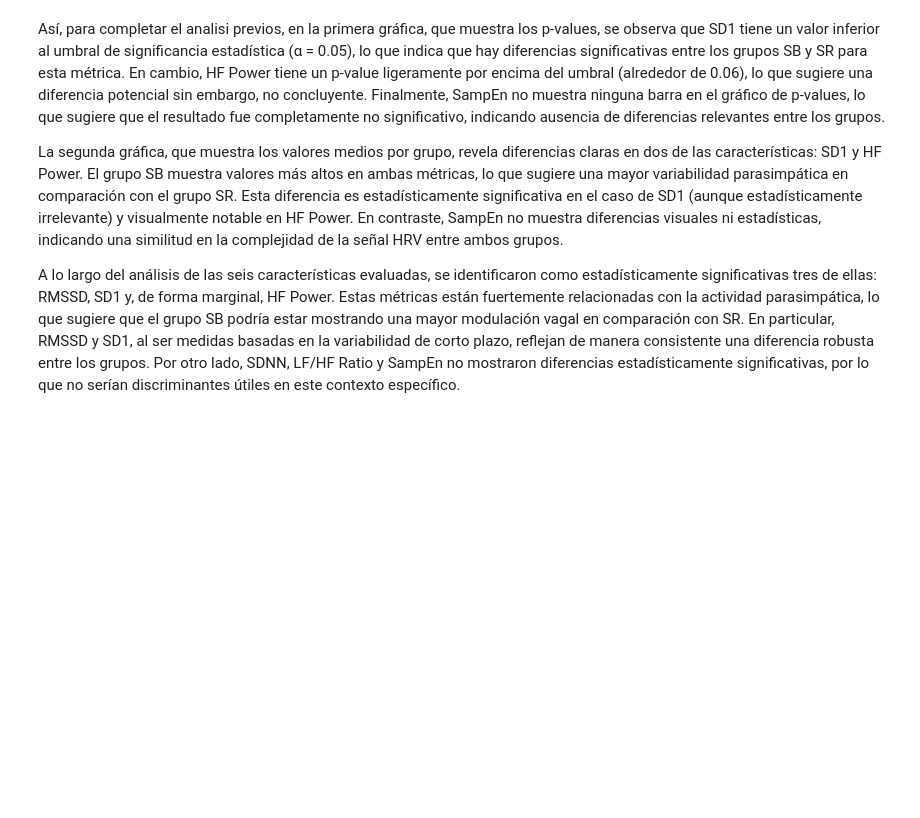
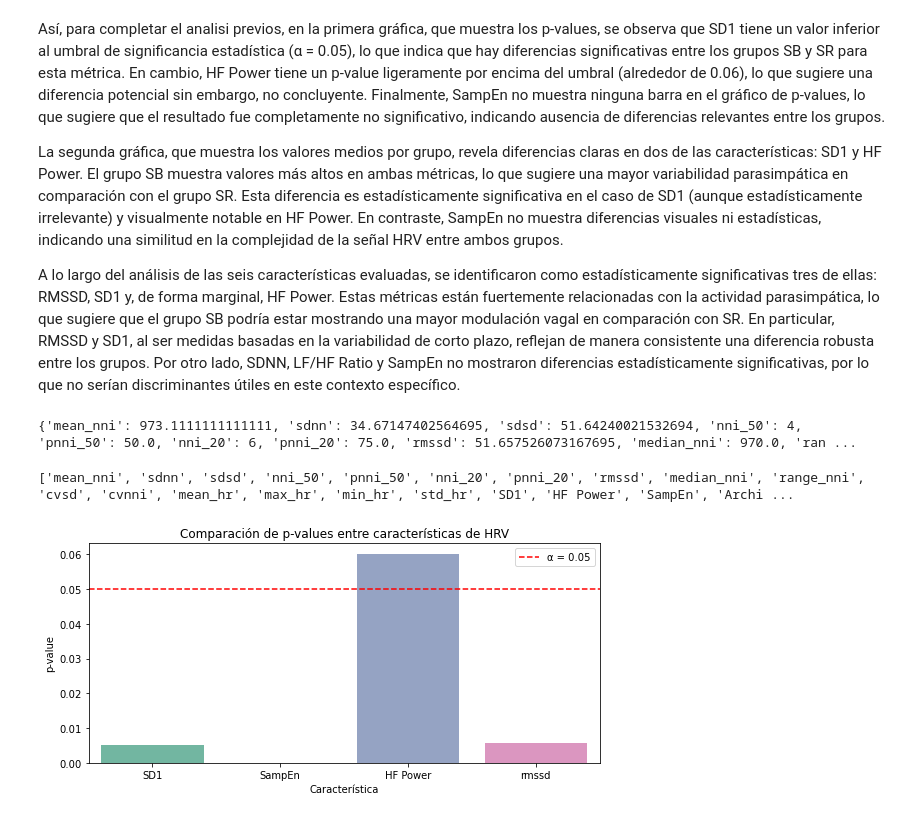
Before and after one commit to Felipeagudelom/Proyecto_1_Biosignals, a Jupyter notebook: proyecto_1.ipynb, the cells around one changed output. Drawn from its saved outputs; the diff is of its cells as text; code cells hidden in the pictures; blank space fills up the shorter version.

```diff
--- a/proyecto_1.ipynb
+++ b/proyecto_1.ipynb
@@ -1202,3 +1202,48 @@ Así, para completar el analisi previos, en la primera gráfica, que muestra los
 La segunda gráfica, que muestra los valores medios por grupo, revela diferencias claras en dos de las características: SD1 y HF Power. El grupo SB muestra valores más altos en ambas métricas, lo que sugiere una mayor variabilidad parasimpática en comparación con el grupo SR. Esta diferencia es estadísticamente significativa en el caso de SD1 (aunque estadísticamente irrelevante) y visualmente notable en HF Power. En contraste, SampEn no muestra diferencias visuales ni estadísticas, indicando una similitud en la complejidad de la señal HRV entre ambos grupos.
 
 A lo largo del análisis de las seis características evaluadas, se identificaron como estadísticamente significativas tres de ellas: RMSSD, SD1 y, de forma marginal, HF Power. Estas métricas están fuertemente relacionadas con la actividad parasimpática, lo que sugiere que el grupo SB podría estar mostrando una mayor modulación vagal en comparación con SR. En particular, RMSSD y SD1, al ser medidas basadas en la variabilidad de corto plazo, reflejan de manera consistente una diferencia robusta entre los grupos. Por otro lado, SDNN, LF/HF Ratio y SampEn no mostraron diferencias estadísticamente significativas, por lo que no serían discriminantes útiles en este contexto específico.
+# %%
+# Extraer características de HRV (dominio del tiempo)
+time_features = get_time_domain_features(rr_intervals)
+
+# Verifica que RMSSD esté dentro de time_features
+print(time_features)  # Esto te permitirá ver qué columnas tienes
+
+# Asegúrate de que RMSSD se guarde
+# (Si por algún motivo RMSSD no aparece, puedes calcularlo manualmente)
+if "rmssd" in time_features:
+    time_features["RMSSD"] = time_features.pop("rmssd")  # renombrarlo bien
+# %% [output]
+{'mean_nni': 973.1111111111111, 'sdnn': 34.67147402564695, 'sdsd': 51.64240021532694, 'nni_50': 4, 'pnni_50': 50.0, 'nni_20': 6, 'pnni_20': 75.0, 'rmssd': 51.657526073167695, 'median_nni': 970.0, 'ran ...
+# %%
+print(df_hrv.columns.tolist())
+# %% [output]
+['mean_nni', 'sdnn', 'sdsd', 'nni_50', 'pnni_50', 'nni_20', 'pnni_20', 'rmssd', 'median_nni', 'range_nni', 'cvsd', 'cvnni', 'mean_hr', 'max_hr', 'min_hr', 'std_hr', 'SD1', 'HF Power', 'SampEn', 'Archi ...
+# %%
+features = ['SD1', 'SampEn', 'HF Power', 'rmssd']
+
+# Filtrar los datos por las arritmias SB y SR
+sb_data = df_hrv[df_hrv['Arritmia'] == 'SB']
+sr_data = df_hrv[df_hrv['Arritmia'] == 'SR']
+
+features = ['SD1', 'SampEn', 'HF Power', 'rmssd']
+
+# Comparación de los p-values entre características
+p_values = {}
+for feature in features:
+    stat, p_value = mannwhitneyu(sb_data[feature], sr_data[feature], alternative='two-sided')
+    p_values[feature] = p_value
+
+# DataFrame para los p-values
+df_p = pd.DataFrame.from_dict(p_values, orient='index', columns=['p-value'])
+df_p = df_p.reset_index().rename(columns={'index': 'Característica'})
+
+plt.figure(figsize=(8, 4))
+sns.barplot(data=df_p, x='Característica', y='p-value', palette='Set2')
+plt.axhline(0.05, color='red', linestyle='--', label='α = 0.05')
+plt.title("Comparación de p-values entre características de HRV")
+plt.legend()
+plt.tight_layout()
+plt.show()
+# %% [output]
+[figure, added]
```
